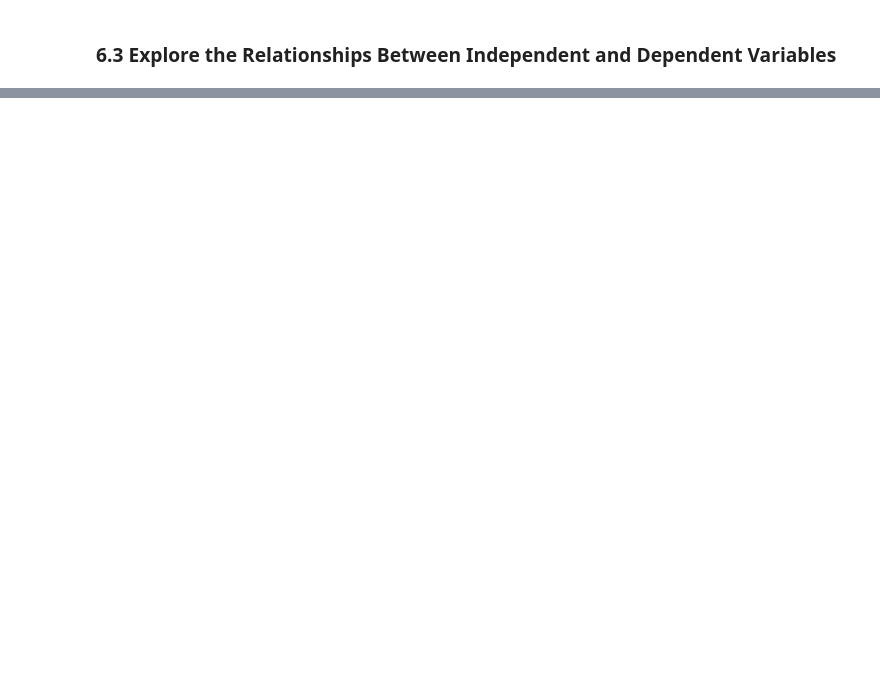
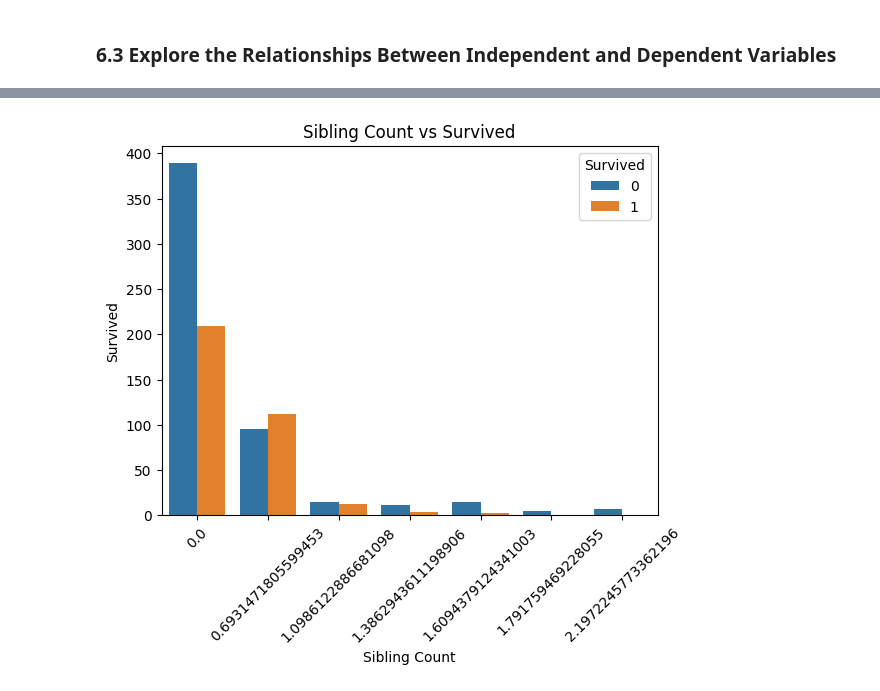
Before and after one commit to svarong-port/data-analytics-projects, a Jupyter notebook: titanic/titanic.ipynb, the cells around one changed output, grey strips where cells are left out. Cells and saved outputs as stored; diff of their text form; code cells hidden in the pictures; blank space fills up the shorter version.

```diff
--- a/titanic/titanic.ipynb
+++ b/titanic/titanic.ipynb
@@ -395,0 +504,15 @@ Based on the results:
+# %%
+## `SibSp_log` vs `Survived`
+sns.countplot(x="SibSp_log",
+             data=df5,
+             hue="Survived",
+             order=sorted(df5["SibSp_log"].unique()))
+
+plt.title("Sibling Count vs Survived")
+plt.xlabel("Sibling Count")
+plt.ylabel("Survived")
+plt.xticks(rotation=45)
+
+plt.show()
+# %% [output]
+[figure, added]
```
Also changed, not shown: parts of 13 cells of this notebook.
